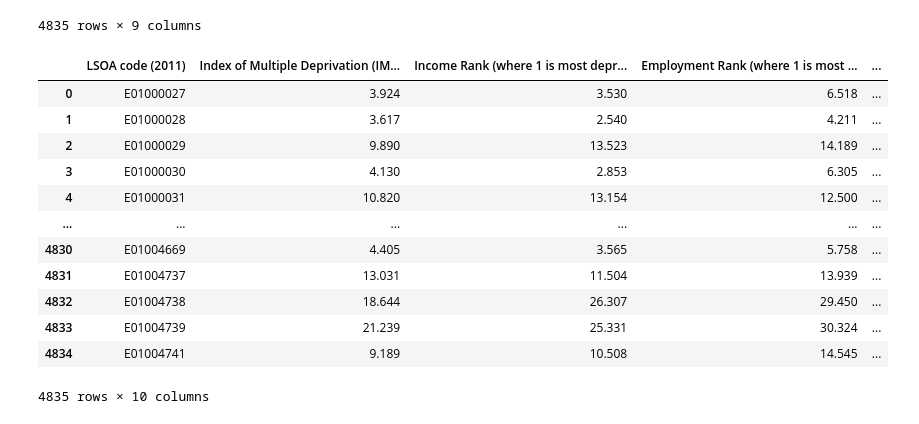
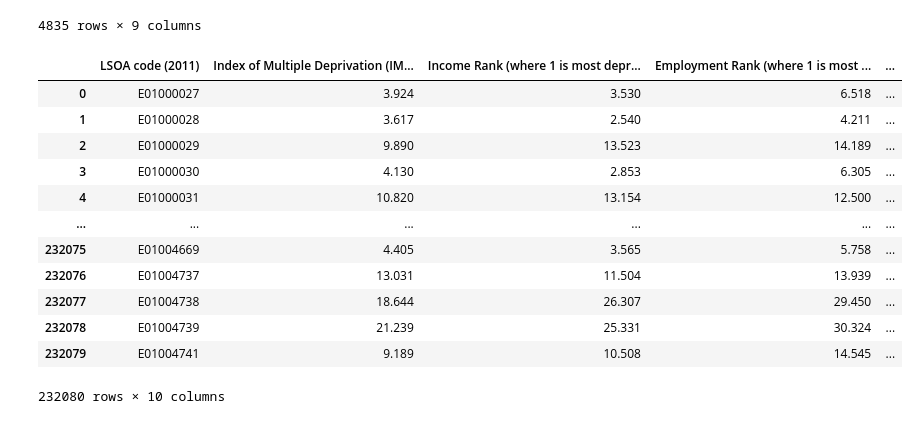
Before and after one commit to skyrimer/ARWCASP, a Jupyter notebook: Merge.ipynb, the cells around one changed output. Drawn from its saved outputs; the diff is of its cells as text; code cells hidden in the pictures.

Commit message:
Initial merge file, updated data to include march-2025

```diff
--- a/Merge.ipynb
+++ b/Merge.ipynb
@@ -57,19 +56,38 @@ merge_df
 | 4834 | E01004741 | 9.189 | 10.508 | 14.545 | ... |
 4835 rows × 9 columns
 # %%
-merge_df['date'] = '01-2015'
+if not 'date' in merge_df.columns:
+    # Add same data until and not including 01-2021
+    merge_df['date'] = '01-2015'
+    merge_df['date'] = pd.to_datetime(merge_df['date'], format='%m-%Y')
+
+
+    start_date = merge_df['date'].min()
+    end_date = pd.to_datetime('01-2019', format='%m-%Y')
+
+    all_months = pd.date_range(start=start_date, end=end_date, freq='MS', inclusive='left')
+
+    extended_dfs = []
+
+    for month in all_months:
+        temp_df = merge_df.copy()
+        temp_df['date'] = month
+        extended_dfs.append(temp_df)
+
+    merge_df = pd.concat(extended_dfs, ignore_index=True)
+
 merge_df
 # %% [output]
 |  | LSOA code (2011) | Index of Multiple Deprivation (IM... | Income Rank (where 1 is most depr... | Employment Rank (where 1 is most ... | ... |
 | 0 | E01000027 | 3.924 | 3.530 | 6.518 | ... |
 | 1 | E01000028 | 3.617 | 2.540 | 4.211 | ... |
 | 2 | E01000029 | 9.890 | 13.523 | 14.189 | ... |
 | 3 | E01000030 | 4.130 | 2.853 | 6.305 | ... |
 | 4 | E01000031 | 10.820 | 13.154 | 12.500 | ... |
 | ... | ... | ... | ... | ... | ... |
-| 4830 | E01004669 | 4.405 | 3.565 | 5.758 | ... |
-| 4831 | E01004737 | 13.031 | 11.504 | 13.939 | ... |
-| 4832 | E01004738 | 18.644 | 26.307 | 29.450 | ... |
-| 4833 | E01004739 | 21.239 | 25.331 | 30.324 | ... |
-| 4834 | E01004741 | 9.189 | 10.508 | 14.545 | ... |
+| 232075 | E01004669 | 4.405 | 3.565 | 5.758 | ... |
+| 232076 | E01004737 | 13.031 | 11.504 | 13.939 | ... |
+| 232077 | E01004738 | 18.644 | 26.307 | 29.450 | ... |
+| 232078 | E01004739 | 21.239 | 25.331 | 30.324 | ... |
+| 232079 | E01004741 | 9.189 | 10.508 | 14.545 | ... |
-4835 rows × 10 columns
+232080 rows × 10 columns
```
Also changed, not shown: parts of 24 cells of this notebook, 8 other files.
